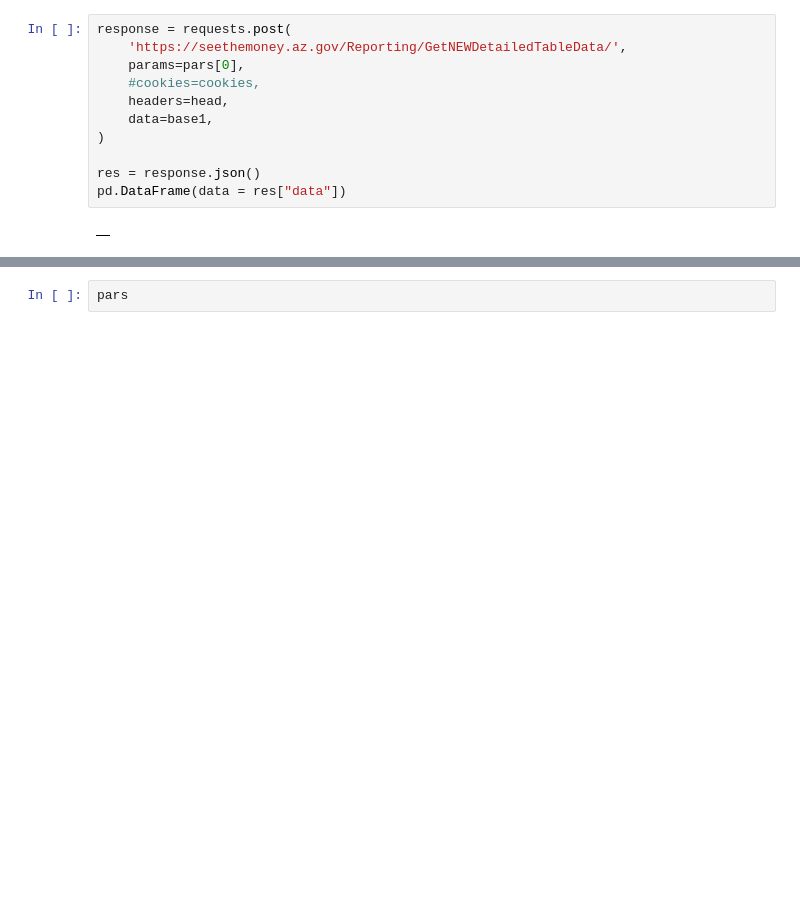
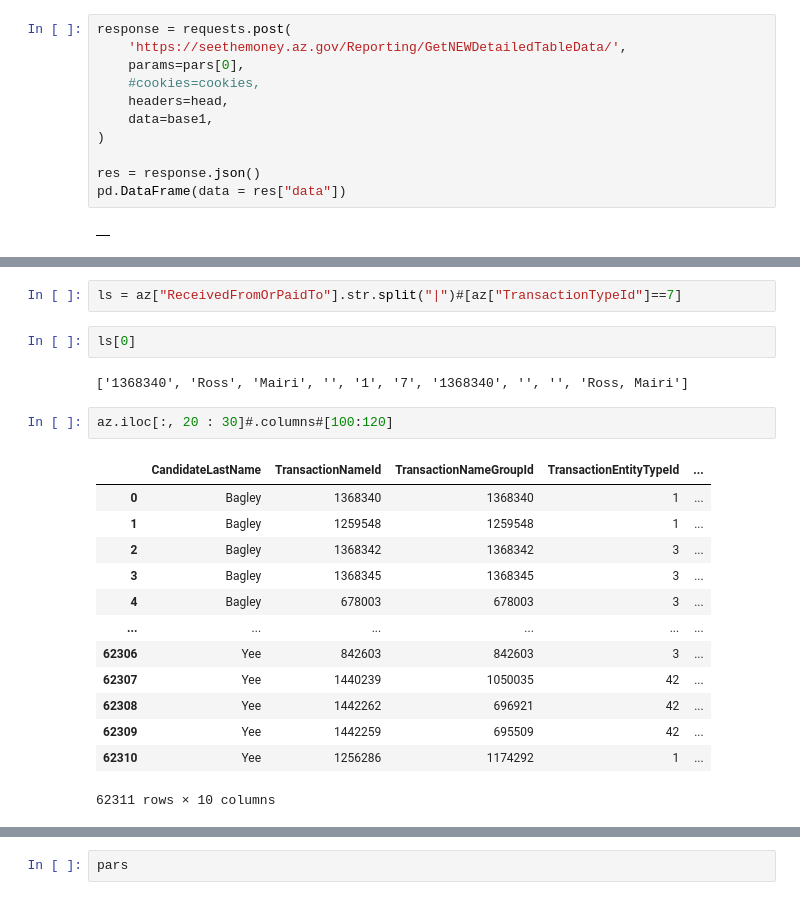
Before and after one commit to uchicago-dsi/climate-cabinet-campaign-finance-tracker, a Jupyter notebook: notebooks/az_webcrawler_3.ipynb, the cells around one changed output, grey strips where cells are left out. Drawn from its saved outputs; the diff is of its cells as text; blank space fills up the shorter version.

```diff
--- a/notebooks/az_webcrawler_3.ipynb
+++ b/notebooks/az_webcrawler_3.ipynb
@@ -550,0 +626,22 @@ az_wrapper("PAC/IEFor", 2019, 2022)
+# %%
+ls = az["ReceivedFromOrPaidTo"].str.split("|")#[az["TransactionTypeId"]==7]
+# %%
+ls[0]
+# %% [output]
+['1368340', 'Ross', 'Mairi', '', '1', '7', '1368340', '', '', 'Ross, Mairi']
+# %%
+az.iloc[:, 20 : 30]#.columns#[100:120]
+# %% [output]
+|  | CandidateLastName | TransactionNameId | TransactionNameGroupId | TransactionEntityTypeId | ... |
+| 0 | Bagley | 1368340 | 1368340 | 1 | ... |
+| 1 | Bagley | 1259548 | 1259548 | 1 | ... |
+| 2 | Bagley | 1368342 | 1368342 | 3 | ... |
+| 3 | Bagley | 1368345 | 1368345 | 3 | ... |
+| 4 | Bagley | 678003 | 678003 | 3 | ... |
+| ... | ... | ... | ... | ... | ... |
+| 62306 | Yee | 842603 | 842603 | 3 | ... |
+| 62307 | Yee | 1440239 | 1050035 | 42 | ... |
+| 62308 | Yee | 1442262 | 696921 | 42 | ... |
+| 62309 | Yee | 1442259 | 695509 | 42 | ... |
+| 62310 | Yee | 1256286 | 1174292 | 1 | ... |
+62311 rows × 10 columns
```
Also changed, not shown: parts of 10 cells of this notebook, 2 other files.
